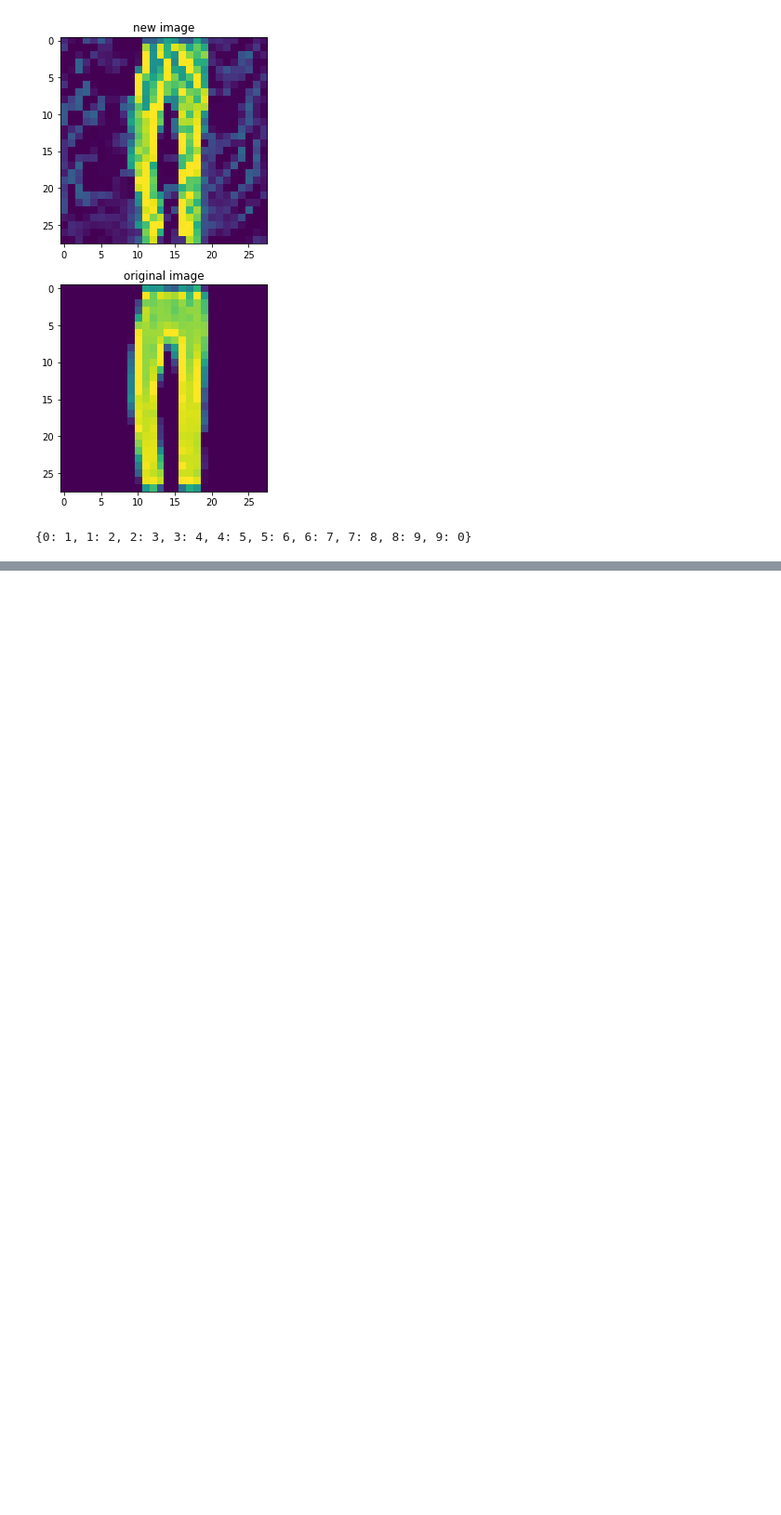
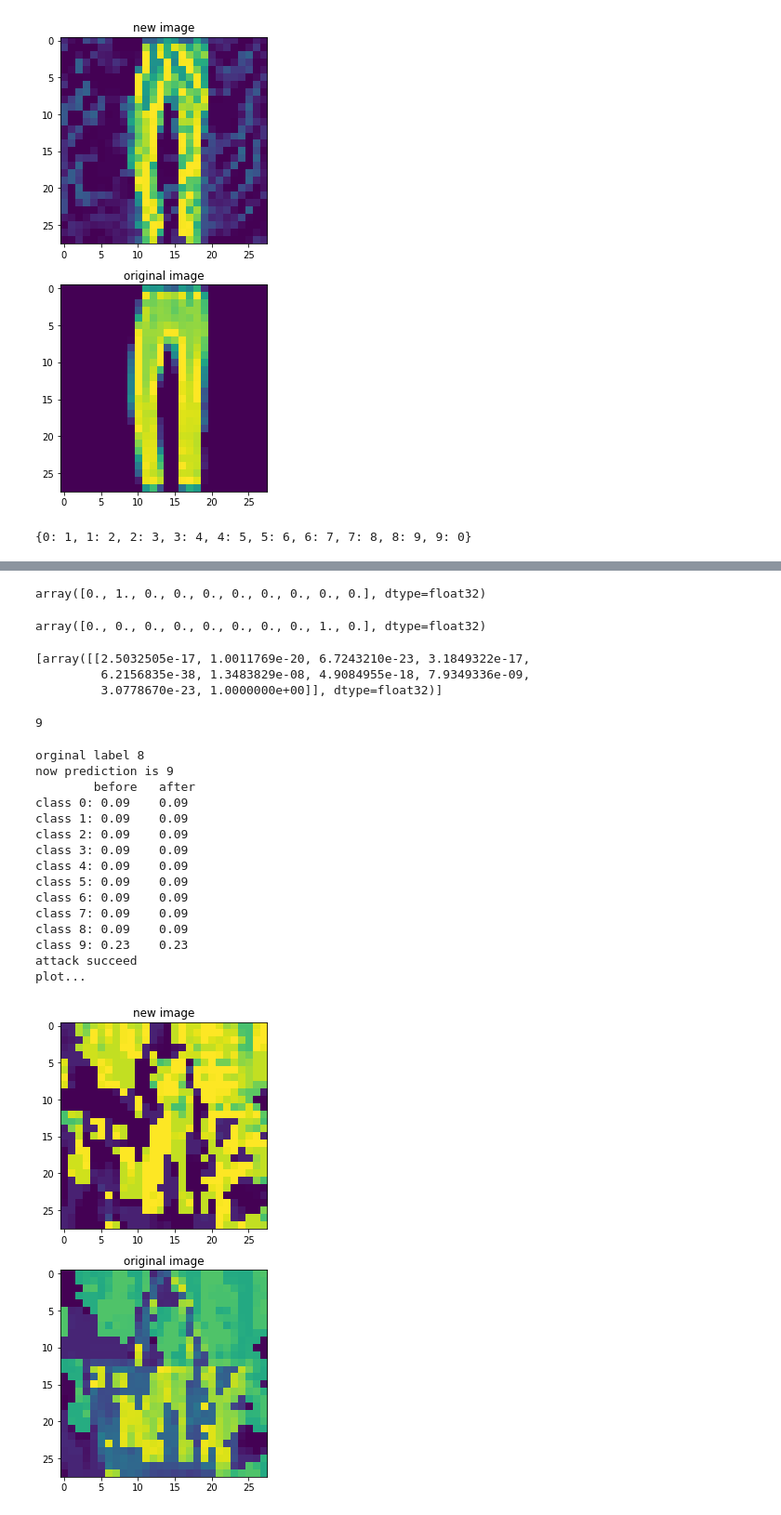
Before and after one commit to kifish/ml-base, a Jupyter notebook: pku-deep-learning/lg-course/assignment2/code/white_box_attack.ipynb, the cells around one changed output, grey strips where cells are left out. Shown at 93% size. Drawn from its saved outputs; the diff is of its cells as text; code cells hidden in the pictures; blank space fills up the shorter version.

```diff
--- a/pku-deep-learning/lg-course/assignment2/code/white_box_attack.ipynb
+++ b/pku-deep-learning/lg-course/assignment2/code/white_box_attack.ipynb
@@ -343,0 +466,13 @@ old2new
+# %%
+for _iter in range(d.test.size):
+    x, y = d.test.next_batch(1, dtype=dtype)
+    x = x / 255
+    # 如果训练的时候除以了255，那么测试的时候也要做。
+    y_hat = m.infer_op(sess, x)
+    print(y_hat)
+    if (np.argmax(y_hat) == np.argmax(y[0])):
+        correct_image.append(x[0])
+        correct_label.append(y[0])
+        acc += 1
+    break
+acc /= d.test.size
@@ -343,0 +487,18 @@ old2new
+# %%
+y[0]
+# %% [output]
+array([0., 1., 0., 0., 0., 0., 0., 0., 0., 0.], dtype=float32)
+# %%
+y_attack[0]
+# %% [output]
+array([0., 0., 0., 0., 0., 0., 0., 0., 1., 0.], dtype=float32)
+# %%
+m.infer_op(sess,np.expand_dims(x_attack[0], 0))
+# %% [output]
+[array([[2.5032505e-17, 1.0011769e-20, 6.7243210e-23, 3.1849322e-17,
+         6.2156835e-38, 1.3483829e-08, 4.9084955e-18, 7.9349336e-09,
+         3.0778670e-23, 1.0000000e+00]], dtype=float32)]
+# %%
+m.infer_op(sess,np.expand_dims(x_attack[0], 0))[0].argmax()
+# %% [output]
+9
@@ -343,0 +574,20 @@ old2new
+# %%
+attacker = Attacker(m)
+new_image = attacker.gen_adv(x_attack[0],y_attack[0],sess)
+# %% [output]
+orginal label 8
+now prediction is 9
+        before   after
+class 0: 0.09    0.09
+class 1: 0.09    0.09
+class 2: 0.09    0.09
+class 3: 0.09    0.09
+class 4: 0.09    0.09
+class 5: 0.09    0.09
+class 6: 0.09    0.09
+class 7: 0.09    0.09
+class 8: 0.09    0.09
+class 9: 0.23    0.23
+attack succeed
+plot...
+[figure, added]
```
Also changed, not shown: parts of 8 cells of this notebook, 2 other files.
